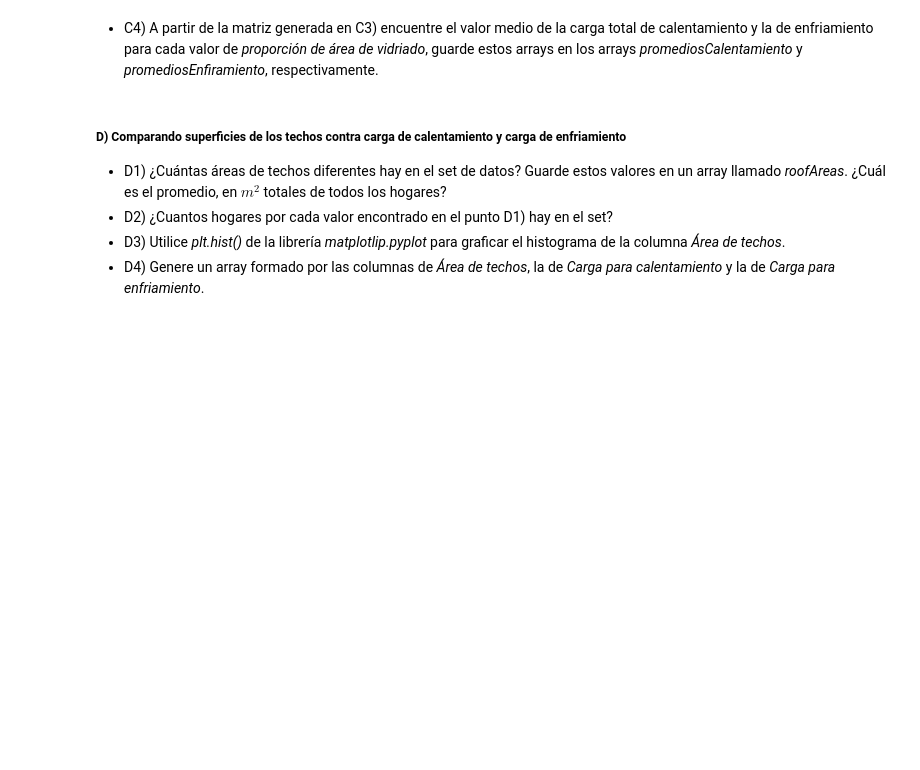
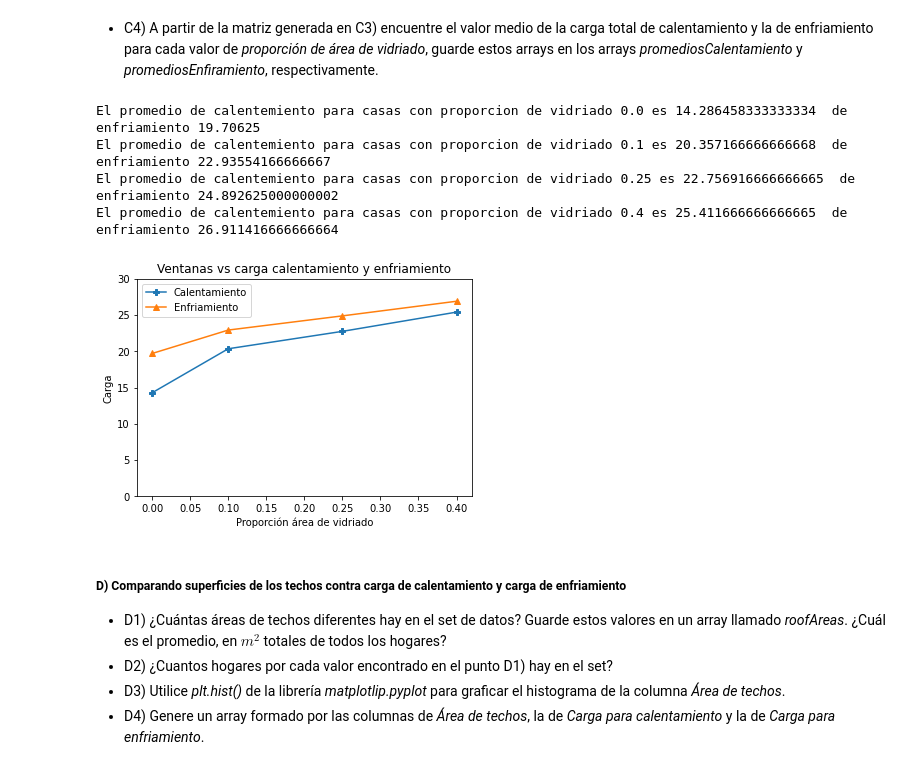
Before and after one commit to maximilianog258/PDAMaxiG, a Jupyter notebook: Jupyter teoría parte 6/Ejercitación Numpy/Módulo 6 - Ejercicios.ipynb, the cells around one changed output. Saved outputs shown, nothing was run; the diff lists cells and outputs as text; code cells hidden in the pictures; blank space fills up the shorter version.

```diff
--- a/Jupyter teoría parte 6/Ejercitación Numpy/Módulo 6 - Ejercicios.ipynb
+++ b/Jupyter teoría parte 6/Ejercitación Numpy/Módulo 6 - Ejercicios.ipynb
@@ -285,0 +435,16 @@ datos = np.genfromtxt('eficienciaEnergética.csv',delimiter=',',dtype = np.float
+# %%
+"""
+- C3) Genere un array formado por las columnas de *proporción de área de vidriado*,
+la de *Carga para calentamiento* y la de *Carga para enfriamiento*.
+"""
+"""
+Divido las columnas de interes y las uno con .stack
+"""
+
+arvid=datos[:,6]
+carcal=datos[:,8]
+carenfr=datos[:,9]
+
+sumarr= np.stack([arvid,carcal,carenfr],1)
+
+print(sumarr)
@@ -303,3 +461,57 @@ promediosEnfiramiento = ___
+# %%
+### TODO C4
+sumarr= np.stack([arvid,carcal,carenfr],1)
+
+propVidriado = [0, 0.1, 0.25, 0.4]
+
+mask0 = sumarr[:,0] == propVidriado[0]
+cal0 = sumarr[:,1][mask0] #estoy trabajando sobre todas las filas pero solo con la columna 1
+enf0=sumarr[:,2][mask0] #estoy trabajando sobre todas las filas pero solo con la columna 2
+
+mask01 = sumarr[:,0] == propVidriado[1]
+cal1 = sumarr[:,1][mask01] #estoy trabajando sobre todas las filas pero solo con la columna 1
+enf1=sumarr[:,2][mask01] #estoy trabajando sobre todas las filas pero solo con la columna 2
+
+mask025 = sumarr[:,0] == propVidriado[2]
+cal25 = sumarr[:,1][mask025] #estoy trabajando sobre todas las filas pero solo con la columna 1
+enf25=sumarr[:,2][mask025] #estoy trabajando sobre todas las filas pero solo con la columna 2
+
+mask04 = sumarr[:,0] == propVidriado[3]
+cal4 = sumarr[:,1][mask04]
+enf4 =sumarr[:,2][mask04] #estoy trabajando sobre todas las filas pero solo con la columna 2
+
+
+promediosCalentamiento0 = np.mean(cal0)
+promediosEnfiramiento0 = np.mean(enf0)
+promediosCalentamiento01 = np.mean(cal1)
+promediosEnfiramiento01 = np.mean(enf1)
+promediosCalentamiento025 = np.mean(cal25)
+promediosEnfiramiento025 = np.mean(enf25)
+promediosCalentamiento04 = np.mean(cal4)
+promediosEnfiramiento04 = np.mean(enf4)
+
+promediosCalentamiento= [promediosCalentamiento0,promediosCalentamiento01,promediosCalentamiento025,promediosCalentamiento04]
+promediosEnfiramiento=[promediosEnfiramiento0,promediosEnfiramiento01,promediosEnfiramiento025,promediosEnfiramiento04]
+print("El promedio de calentemiento para casas con proporcion de vidriado 0.0 es", promediosCalentamiento0," de enfriamiento", promediosEnfiramiento0)
+print("El promedio de calentemiento para casas con proporcion de vidriado 0.1 es", promediosCalentamiento01," de enfriamiento", promediosEnfiramiento01)
+print("El promedio de calentemiento para casas con proporcion de vidriado 0.25 es", promediosCalentamiento025," de enfriamiento", promediosEnfiramiento025)
+print("El promedio de calentemiento para casas con proporcion de vidriado 0.4 es", promediosCalentamiento04," de enfriamiento", promediosEnfiramiento04)
+
+## Descomentar para graficar
+plt.plot(propVidriado, promediosCalentamiento, marker="P", label = "Calentamiento")
+plt.plot(propVidriado, promediosEnfiramiento, marker="^", label = "Enfriamiento")
+plt.title("Ventanas vs carga calentamiento y enfriamiento")
+plt.ylabel("Carga")
+plt.ylim((0,30))
+plt.xlabel("Proporción área de vidriado")
+plt.legend()
+plt.show()
+# %% [output]
+El promedio de calentemiento para casas con proporcion de vidriado 0.0 es 14.286458333333334  de enfriamiento 19.70625
+El promedio de calentemiento para casas con proporcion de vidriado 0.1 es 20.357166666666668  de enfriamiento 22.93554166666667
+El promedio de calentemiento para casas con proporcion de vidriado 0.25 es 22.756916666666665  de enfriamiento 24.892625000000002
+El promedio de calentemiento para casas con proporcion de vidriado 0.4 es 25.411666666666665  de enfriamiento 26.911416666666664
+[figure, added]
 # %% [markdown]
 ##### D) Comparando superficies de los techos contra carga de calentamiento y carga de enfriamiento
 
```
Also changed, not shown: parts of 25 cells of this notebook.
